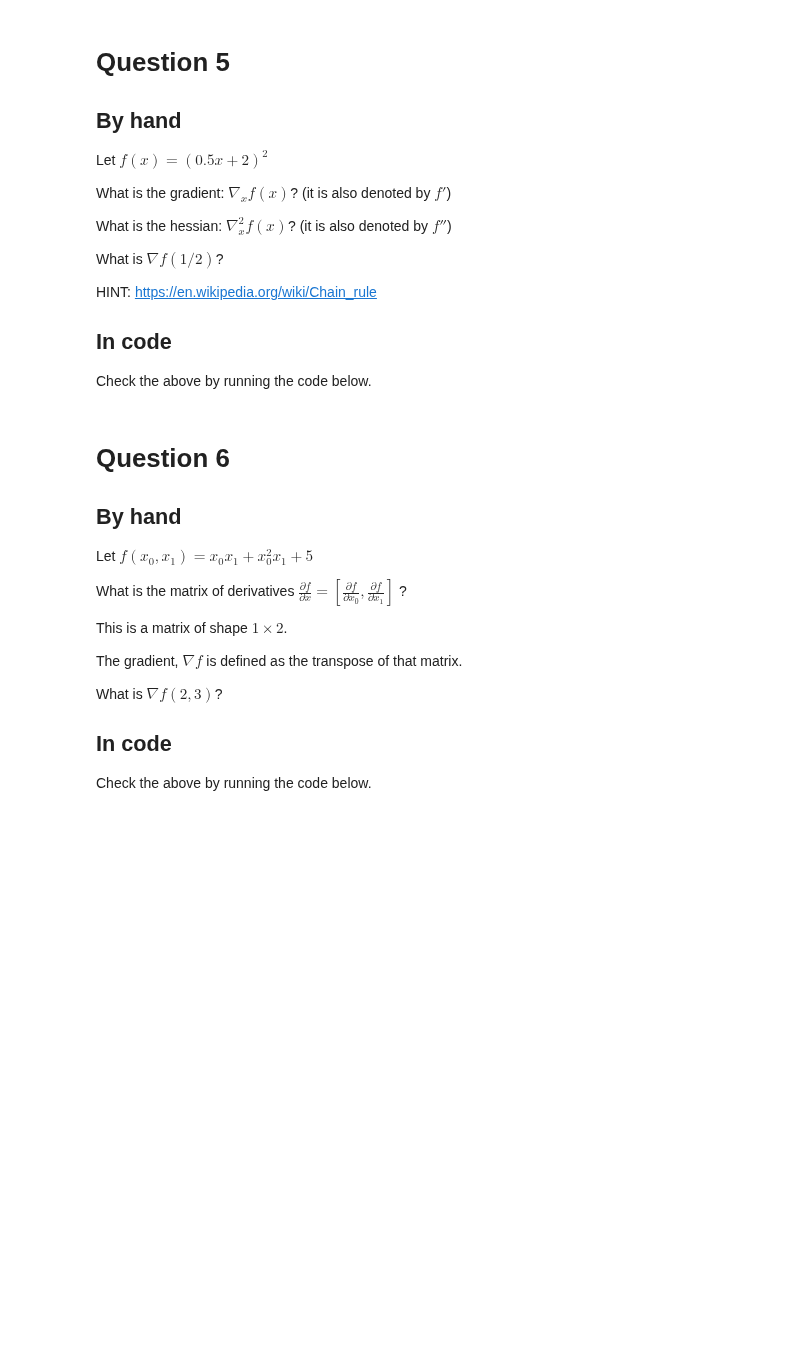
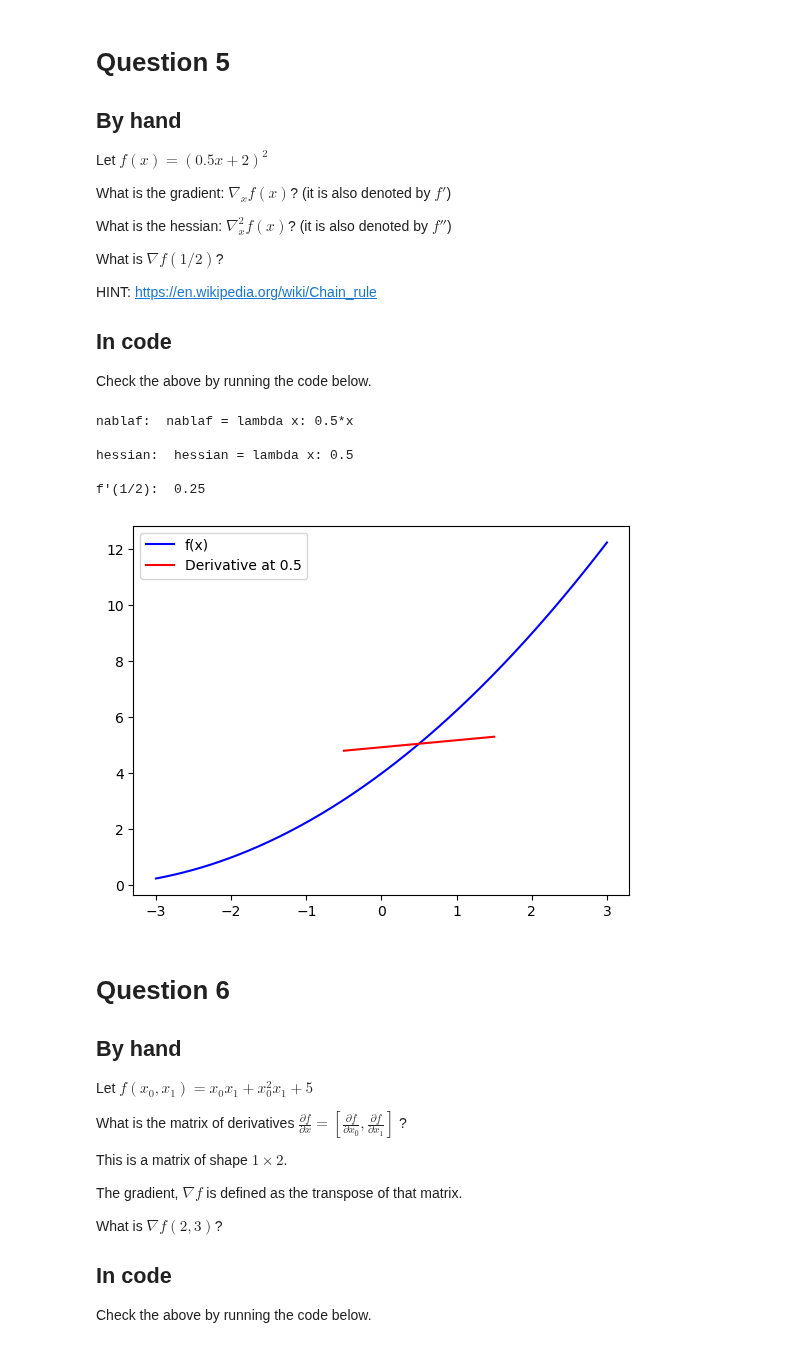
Before and after one commit to Moth-0/Uni, a Jupyter notebook: 5. Semester/Machine/TØ/week1/theory_mathquiz.ipynb, the cells around one changed output. Saved outputs shown, nothing was run; the diff lists cells and outputs as text; code cells hidden in the pictures; blank space fills up the shorter version.

```diff
--- a/5. Semester/Machine/TØ/week1/theory_mathquiz.ipynb
+++ b/5. Semester/Machine/TØ/week1/theory_mathquiz.ipynb
@@ -193,25 +237,32 @@ Check the above by running the code below.
 # %%
 # Write the gradient in the lambda function below (instead of None).
 f = lambda x: (0.5*x+2)**2
-nablaf = lambda x: None
-hessian = lambda x: None
+nablaf = lambda x: 0.5*x
+hessian = lambda x: 0.5
 
 ### YOUR CODE HERE
 ### END CODE
 
 import inspect
 print('nablaf: ', inspect.getsource(nablaf))
 print('hessian: ', inspect.getsource(hessian))
 z = 1.0/2.0
 nabla_f_z = nablaf(z)
 print("f'(1/2): ", nabla_f_z)
 xs = np.linspace(-3, 3, 300)
 plt.plot(xs, [f(y) for y in xs], 'b-', label='f(x)')
 tangent_x = [z-1, z+1]
 tangent_y = [f(z) - nabla_f_z, f(z) + nabla_f_z]
 plt.plot(tangent_x, tangent_y, 'r-', label='Derivative at {0}'.format(z))
 plt.legend()
 plt.show()
+# %% [output]
+nablaf:  nablaf = lambda x: 0.5*x
+
+hessian:  hessian = lambda x: 0.5
+
+f'(1/2):  0.25
+[figure, added]
 # %% [markdown]
 # Question 6
 ## By hand
```
Also changed, not shown: parts of 7 cells of this notebook.
